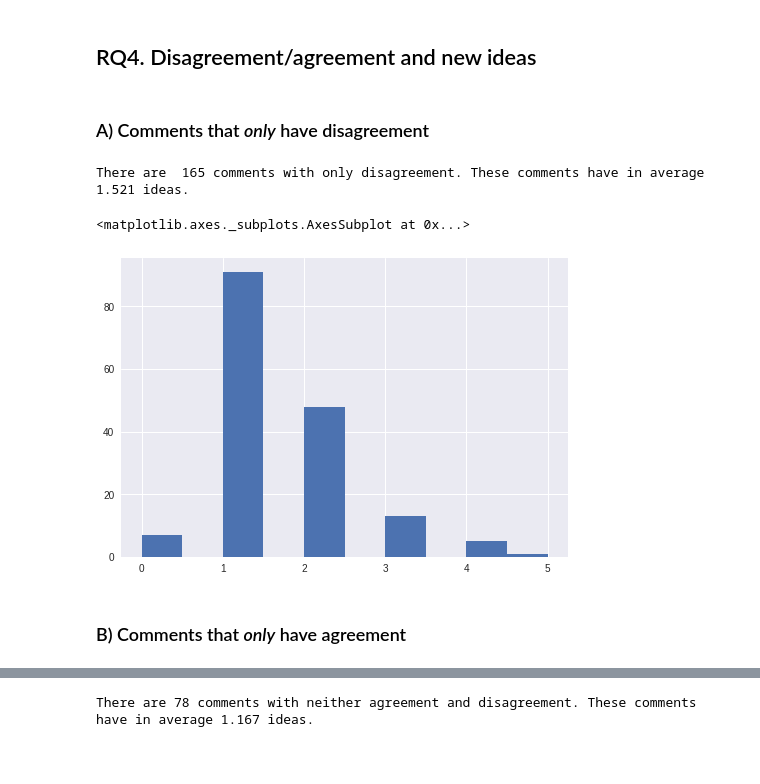
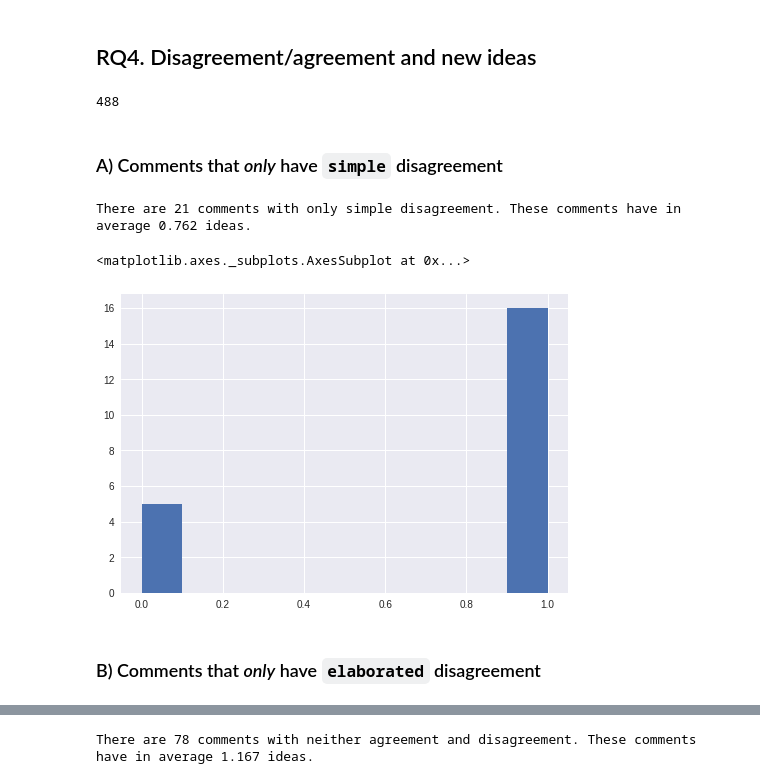
Before and after one commit to joausaga/disagreement, a Jupyter notebook: disagreement.ipynb, the cells around one changed output, grey strips where cells are left out. Cells and saved outputs as stored; diff of their text form; code cells hidden in the pictures; blank space fills up the shorter version.

```diff
--- a/disagreement.ipynb
+++ b/disagreement.ipynb
@@ -1482,16 +1666,21 @@ The diference between the means is statistically significant (p-value 6.03809480
 all_df.loc[all_df['number_of_ideas']=='unclear', 'number_of_ideas'] = 0
 all_df.loc[all_df['number_of_ideas'].isna(), 'number_of_ideas'] = 0
 all_df['number_of_ideas'] = pd.to_numeric(all_df['number_of_ideas'], downcast='unsigned')
+# %%
+rq4_df = all_df
+rq4_df.shape[0]
+# %% [output]
+488
 # %% [markdown]
-### A) Comments that *only* have disagreement
+### A) Comments that *only* have `simple` disagreement
 # %%
-dis_comments = all_df.loc[(all_df['disagreement']==1)&(all_df['agreement']==0),'number_of_ideas']
-print(f'There are  {len(dis_comments)} comments with only disagreement. '\
-      f'These comments have in average {round(dis_comments.mean(),3)} ideas.')
-dis_comments.hist()
+s_dis_comments = rq4_df.loc[(rq4_df['simple_disagreement']==1)&(rq4_df['agreement']==0),'number_of_ideas']
+print(f'There are {len(s_dis_comments)} comments with only simple disagreement. '\
+      f'These comments have in average {round(s_dis_comments.mean(),3)} ideas.')
+s_dis_comments.hist()
 # %% [output]
-There are  165 comments with only disagreement. These comments have in average 1.521 ideas.
+There are 21 comments with only simple disagreement. These comments have in average 0.762 ideas.
 <matplotlib.axes._subplots.AxesSubplot at 0x...>
-[figure, old version]
+[figure, new version]
 # %% [markdown]
-### B) Comments that *only* have agreement
+### B) Comments that *only* have `elaborated` disagreement
```
Also changed, not shown: parts of 161 cells of this notebook.
